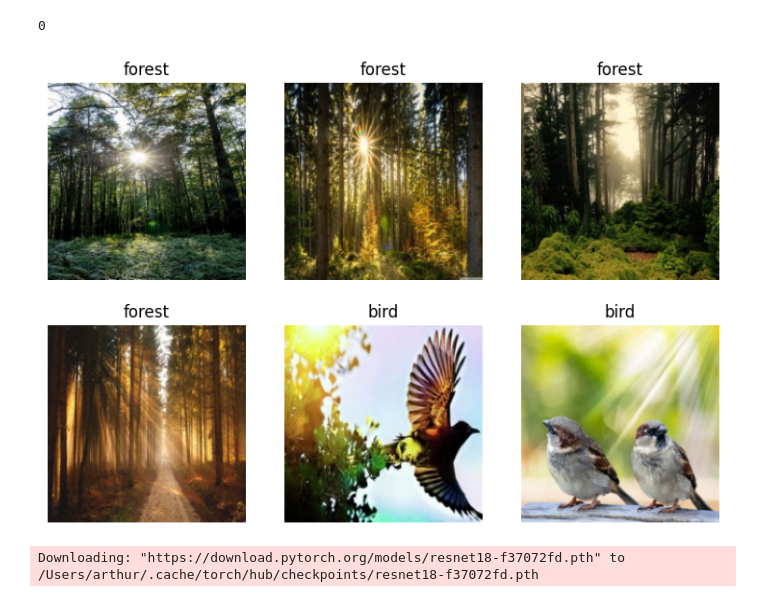
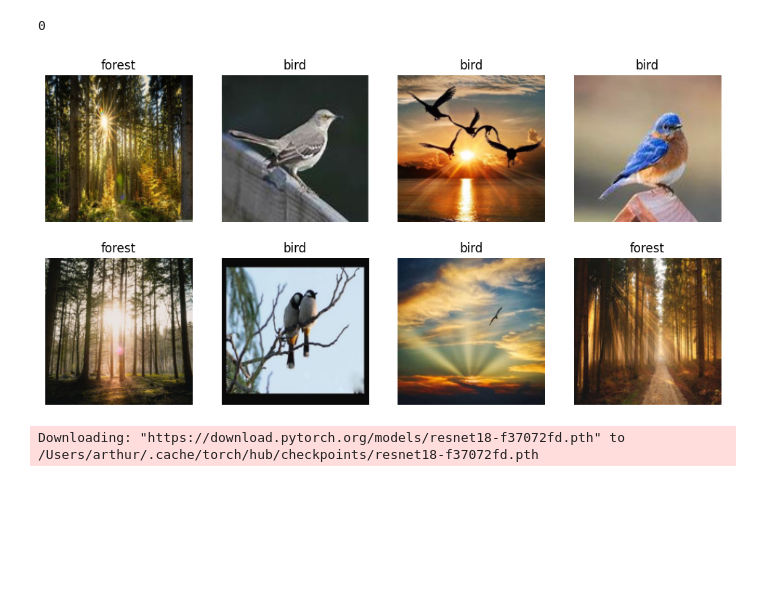
Before and after one commit to adobelis/fastai_pdlc_notes, a Jupyter notebook: FastAI-PDLC-01.ipynb, the cells around one changed output. Cells and saved outputs as stored; diff of their text form; code cells hidden in the pictures; blank space fills up the shorter version.

```diff
--- a/FastAI-PDLC-01.ipynb
+++ b/FastAI-PDLC-01.ipynb
@@ -171,12 +171,12 @@ len(failed)
 # %%
 dls = DataBlock(
     blocks=(ImageBlock, CategoryBlock),
     get_items=get_image_files,
     splitter=RandomSplitter(valid_pct=0.2, seed=42),
     get_y=parent_label,
     item_tfms=[Resize(192, method='squish')]
 ).dataloaders(path, bs=32)
 
-dls.show_batch(max_n=6)
+dls.show_batch(max_n=8)
 # %% [output]
-[figure, old version]
+[figure, new version]
```
Also changed, not shown: parts of 5 cells of this notebook, 1 other file.
